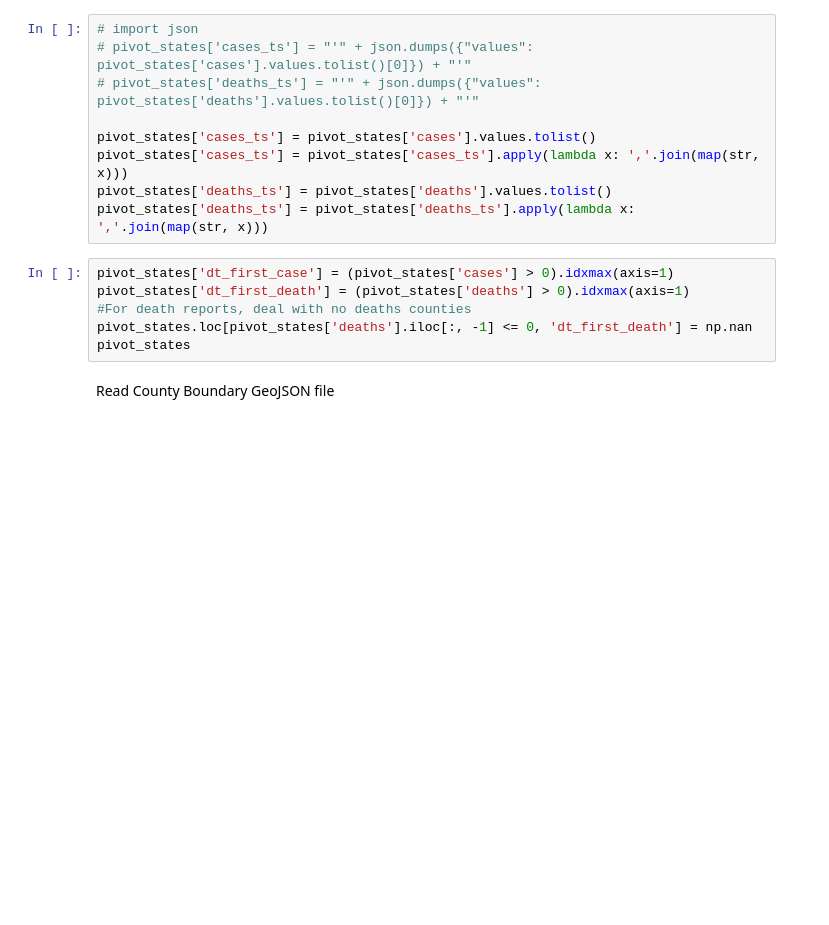
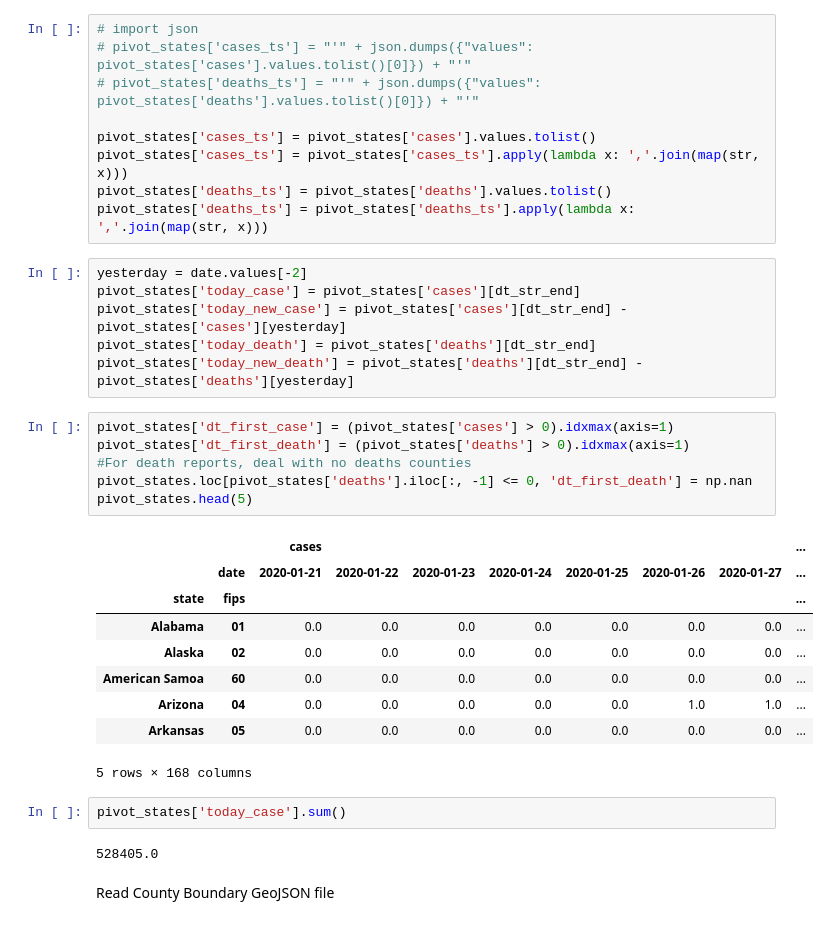
Before and after one commit to cybergis/wherecovid19_webapp, a Jupyter notebook: preprocessing/states_new.ipynb, the cells around one changed output. Drawn from its saved outputs; the diff is of its cells as text; blank space fills up the shorter version.

```diff
--- a/preprocessing/states_new.ipynb
+++ b/preprocessing/states_new.ipynb
@@ -46,12 +112,32 @@ pivot_states['cases_ts'] = pivot_states['cases'].values.tolist()
 pivot_states['cases_ts'] = pivot_states['cases_ts'].apply(lambda x: ','.join(map(str, x)))
 pivot_states['deaths_ts'] = pivot_states['deaths'].values.tolist()
 pivot_states['deaths_ts'] = pivot_states['deaths_ts'].apply(lambda x: ','.join(map(str, x)))
+# %%
+yesterday = date.values[-2]
+pivot_states['today_case'] = pivot_states['cases'][dt_str_end]
+pivot_states['today_new_case'] = pivot_states['cases'][dt_str_end] - pivot_states['cases'][yesterday]
+pivot_states['today_death'] = pivot_states['deaths'][dt_str_end]
+pivot_states['today_new_death'] = pivot_states['deaths'][dt_str_end] - pivot_states['deaths'][yesterday]
 # %%
 pivot_states['dt_first_case'] = (pivot_states['cases'] > 0).idxmax(axis=1)
 pivot_states['dt_first_death'] = (pivot_states['deaths'] > 0).idxmax(axis=1)
 #For death reports, deal with no deaths counties
 pivot_states.loc[pivot_states['deaths'].iloc[:, -1] <= 0, 'dt_first_death'] = np.nan
-pivot_states
+pivot_states.head(5)
+# %% [output]
+|  |  | cases |  |  |  |  |  |  | ... |
+|  | date | 2020-01-21 | 2020-01-22 | 2020-01-23 | 2020-01-24 | 2020-01-25 | 2020-01-26 | 2020-01-27 | ... |
+| state | fips |  |  |  |  |  |  |  | ... |
+| Alabama | 01 | 0.0 | 0.0 | 0.0 | 0.0 | 0.0 | 0.0 | 0.0 | ... |
+| Alaska | 02 | 0.0 | 0.0 | 0.0 | 0.0 | 0.0 | 0.0 | 0.0 | ... |
+| American Samoa | 60 | 0.0 | 0.0 | 0.0 | 0.0 | 0.0 | 0.0 | 0.0 | ... |
+| Arizona | 04 | 0.0 | 0.0 | 0.0 | 0.0 | 0.0 | 1.0 | 1.0 | ... |
+| Arkansas | 05 | 0.0 | 0.0 | 0.0 | 0.0 | 0.0 | 0.0 | 0.0 | ... |
+5 rows × 168 columns
+# %%
+pivot_states['today_case'].sum()
+# %% [output]
+528405.0
 # %% [markdown]
 Read County Boundary GeoJSON file
 # %%
```
Also changed, not shown: parts of 15 cells of this notebook, 1 other file.
